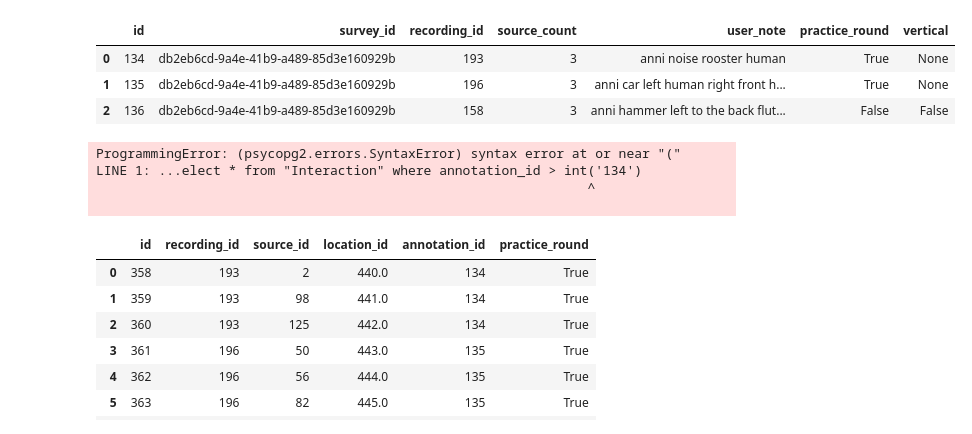
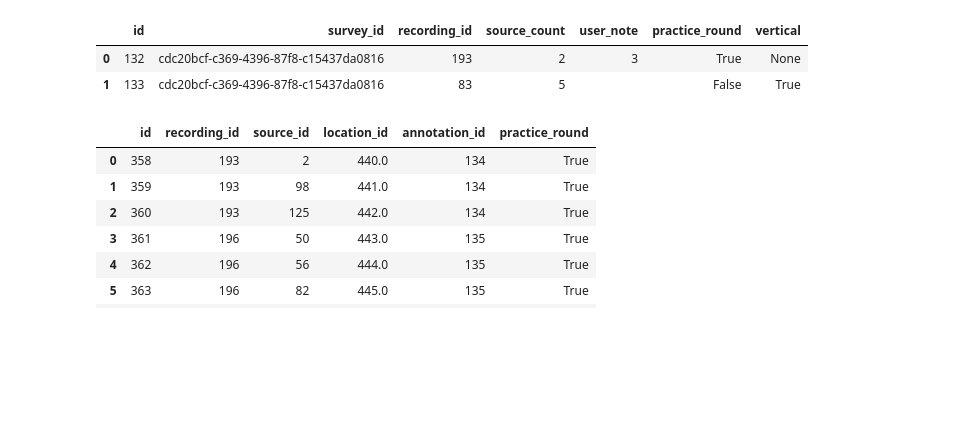
Before and after one commit to ANNIZHENG/Temp-Annotation-Interface, a Jupyter notebook: database/db.ipynb, the cells around one changed output. Saved outputs shown, nothing was run; the diff lists cells and outputs as text; code cells hidden in the pictures; blank space fills up the shorter version.

Commit message:
fix some errors

```diff
--- a/database/db.ipynb
+++ b/database/db.ipynb
@@ -7,19 +7,13 @@ pd.options.display.max_rows = 999
 
 eng = create_engine(db_path)
 # %%
-pd.read_sql('''select * from "Annotation" where survey_id = 'db2eb6cd-9a4e-41b9-a489-85d3e160929b' ''',eng)
+pd.read_sql('''select * from "Annotation" where survey_id ='cdc20bcf-c369-4396-87f8-c15437da0816' ''',eng)
 # %% [output]
 |  | id | survey_id | recording_id | source_count | user_note | practice_round | vertical |
-| 0 | 134 | db2eb6cd-9a4e-41b9-a489-85d3e160929b | 193 | 3 | anni noise rooster human | True | None |
-| 1 | 135 | db2eb6cd-9a4e-41b9-a489-85d3e160929b | 196 | 3 | anni car left human right front h... | True | None |
-| 2 | 136 | db2eb6cd-9a4e-41b9-a489-85d3e160929b | 158 | 3 | anni hammer left to the back flut... | False | False |
+| 0 | 132 | cdc20bcf-c369-4396-87f8-c15437da0816 | 193 | 2 | 3 | True | None |
+| 1 | 133 | cdc20bcf-c369-4396-87f8-c15437da0816 | 83 | 5 |  | False | True |
 # %%
-pd.read_sql('''select * from "Interaction"''', eng)
+pd.read_sql('''select * from "Location" where annotation_id = '133' or annotation_id = '132' ''', eng).to_csv("User_location.csv")
-# %% [output]
-ProgrammingError: (psycopg2.errors.SyntaxError) syntax error at or near "("
-LINE 1: ...elect * from "Interaction" where annotation_id > int('134')
-                                                               ^
-
 # %%
 pd.read_sql('''select * from "Confirmation" where annotation_id = '134' or annotation_id = '135' or annotation_id = '136' ''',eng)
 # %% [output]
```
Also changed, not shown: parts of 2 cells of this notebook, 3 other files.
